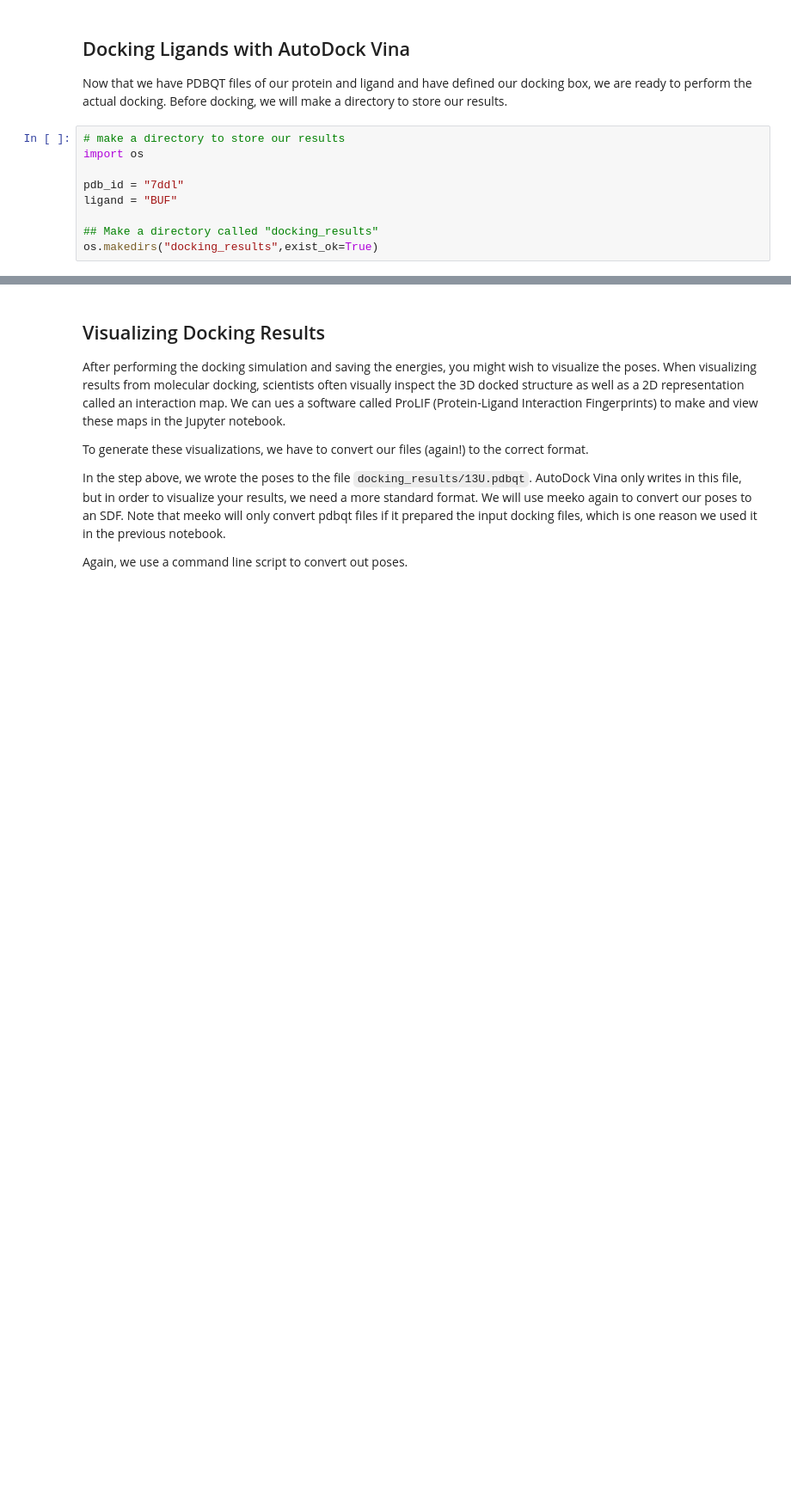
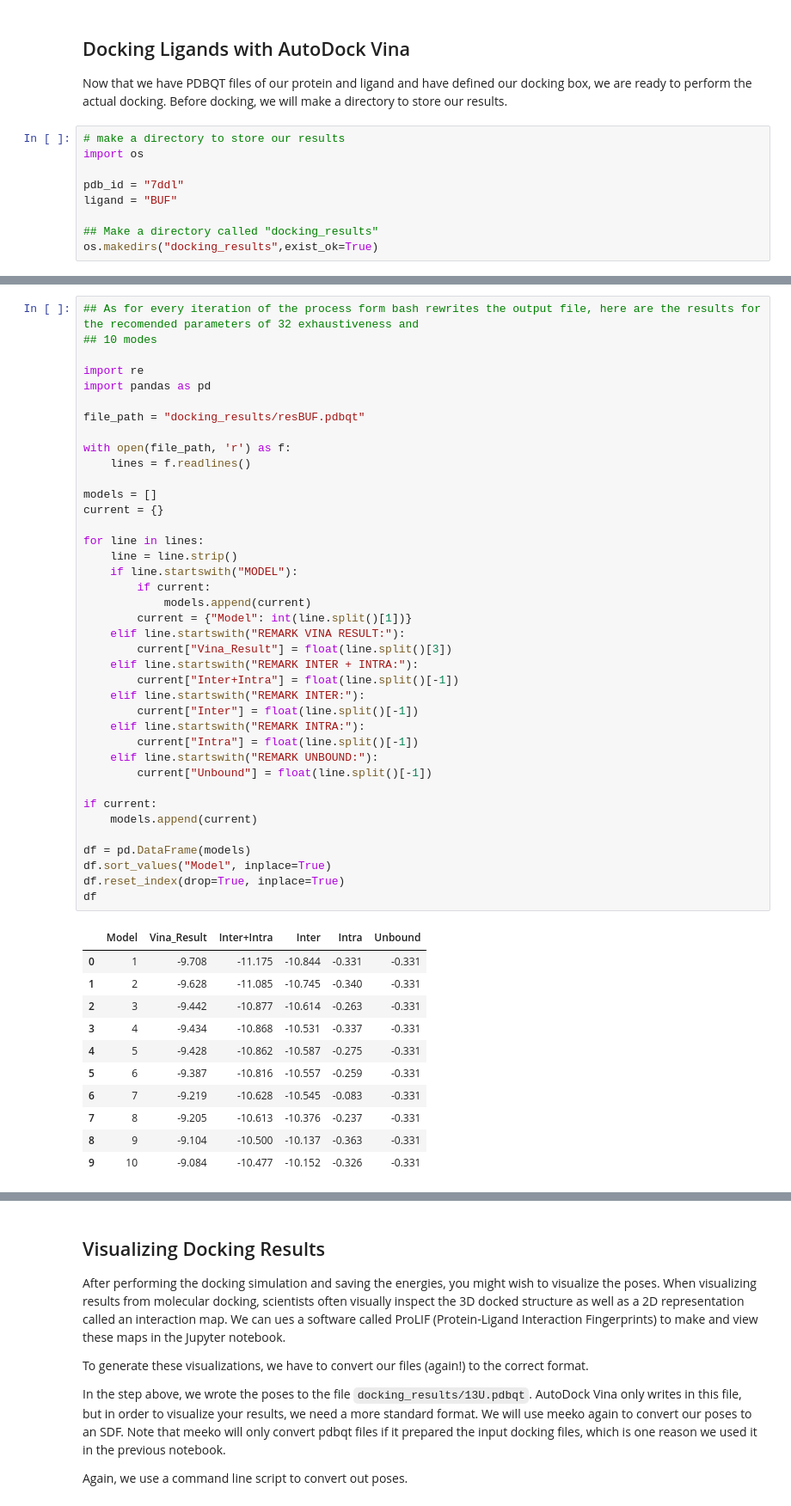
Before and after one commit to TNagaina/Bufalin-vs-ATP, a Jupyter notebook: BUF/docking_single_ligand.ipynb, the cells around one changed output, grey strips where cells are left out. Shown: that part at 86% size. Drawn from its saved outputs; the diff is of its cells as text; blank space fills up the shorter version.

```diff
--- a/BUF/docking_single_ligand.ipynb
+++ b/BUF/docking_single_ligand.ipynb
@@ -129,0 +89,51 @@ df.to_csv("docking_results/BUF_energies.csv", index=False) ## Fill in file name.
+# %%
+## As for every iteration of the process form bash rewrites the output file, here are the results for the recomended parameters of 32 exhaustiveness and
+## 10 modes
+
+import re
+import pandas as pd
+
+file_path = "docking_results/resBUF.pdbqt"
+
+with open(file_path, 'r') as f:
+    lines = f.readlines()
+
+models = []
+current = {}
+
+for line in lines:
+    line = line.strip()
+    if line.startswith("MODEL"):
+        if current:
+            models.append(current)
+        current = {"Model": int(line.split()[1])}
+    elif line.startswith("REMARK VINA RESULT:"):
+        current["Vina_Result"] = float(line.split()[3])
+    elif line.startswith("REMARK INTER + INTRA:"):
+        current["Inter+Intra"] = float(line.split()[-1])
+    elif line.startswith("REMARK INTER:"):
+        current["Inter"] = float(line.split()[-1])
+    elif line.startswith("REMARK INTRA:"):
+        current["Intra"] = float(line.split()[-1])
+    elif line.startswith("REMARK UNBOUND:"):
+        current["Unbound"] = float(line.split()[-1])
+
+if current:
+    models.append(current)
+
+df = pd.DataFrame(models)
+df.sort_values("Model", inplace=True)
+df.reset_index(drop=True, inplace=True)
+df
+# %% [output]
+|  | Model | Vina_Result | Inter+Intra | Inter | Intra | Unbound |
+| 0 | 1 | -9.708 | -11.175 | -10.844 | -0.331 | -0.331 |
+| 1 | 2 | -9.628 | -11.085 | -10.745 | -0.340 | -0.331 |
+| 2 | 3 | -9.442 | -10.877 | -10.614 | -0.263 | -0.331 |
+| 3 | 4 | -9.434 | -10.868 | -10.531 | -0.337 | -0.331 |
+| 4 | 5 | -9.428 | -10.862 | -10.587 | -0.275 | -0.331 |
+| 5 | 6 | -9.387 | -10.816 | -10.557 | -0.259 | -0.331 |
+| 6 | 7 | -9.219 | -10.628 | -10.545 | -0.083 | -0.331 |
+| 7 | 8 | -9.205 | -10.613 | -10.376 | -0.237 | -0.331 |
+| 8 | 9 | -9.104 | -10.500 | -10.137 | -0.363 | -0.331 |
+| 9 | 10 | -9.084 | -10.477 | -10.152 | -0.326 | -0.331 |
```
Also changed, not shown: parts of 23 cells of this notebook, 2 other files.
